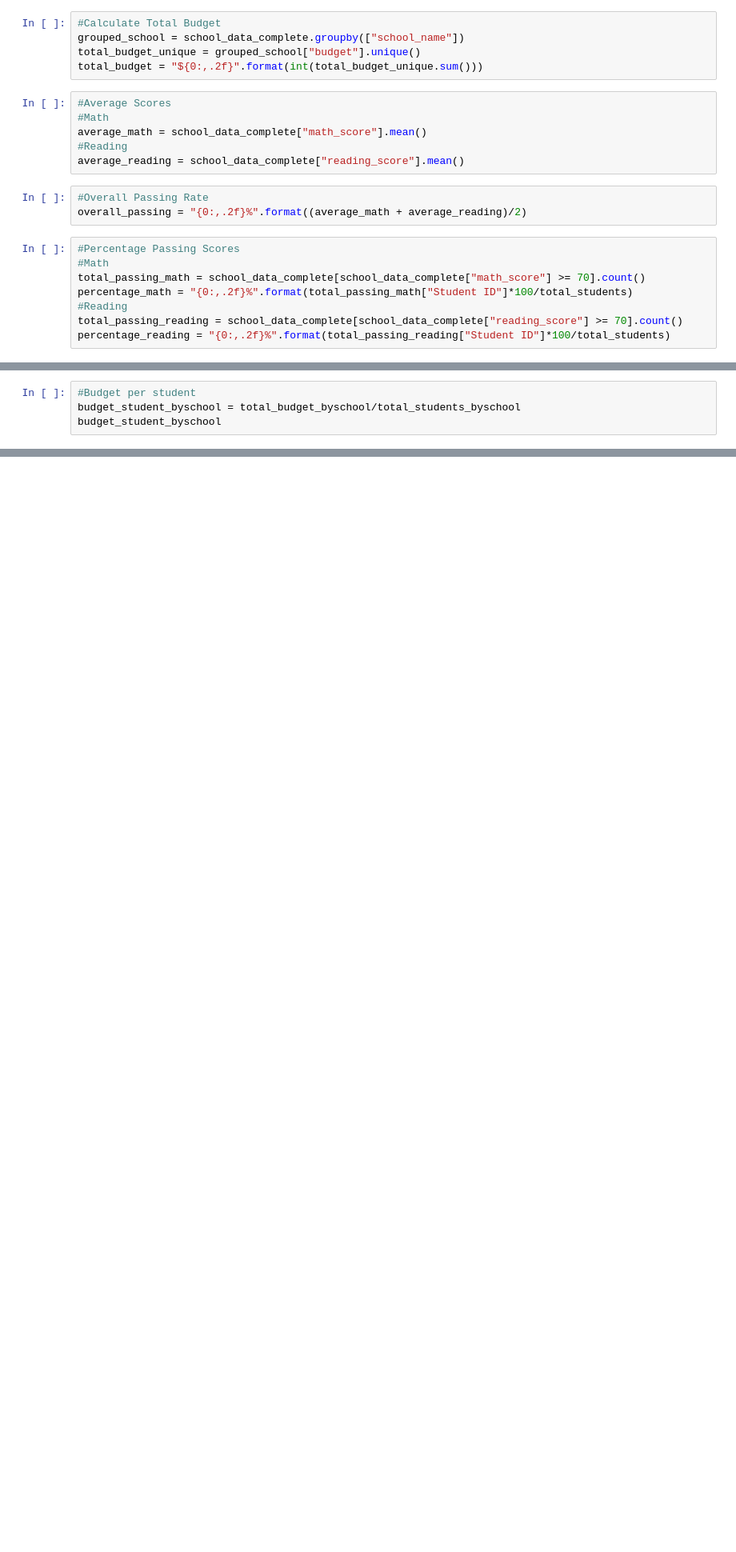
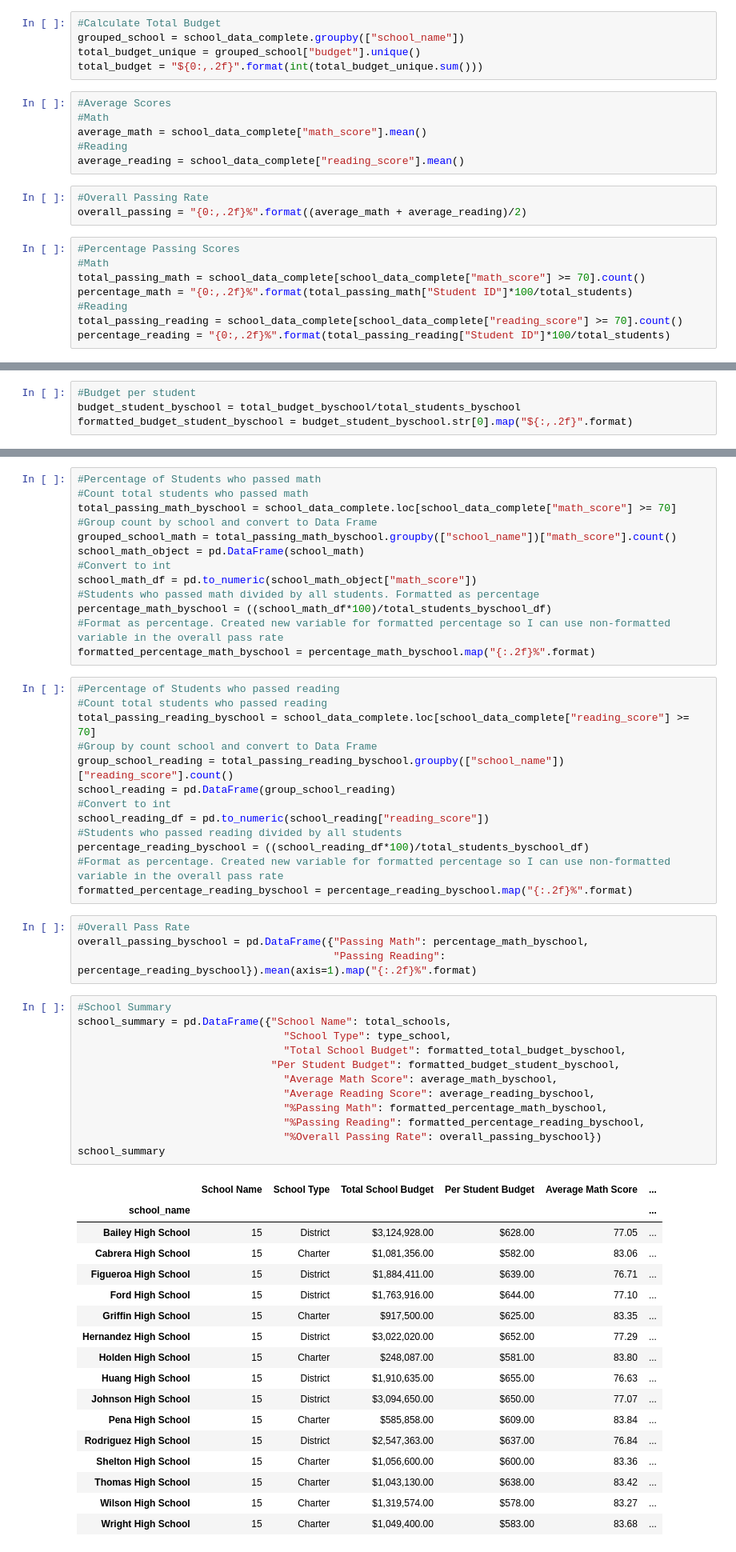
Before and after one commit to aaranzazuu/Academy-of-Py, a Jupyter notebook: PyCitySchools.ipynb, the cells around one changed output, grey strips where cells are left out. Shown: that part at 80% size. Saved outputs shown, nothing was run; the diff lists cells and outputs as text; blank space fills up the shorter version.

Commit message:
1-4 completed and formatted
Completed:
- District Summary
- School Summary
- Top Performing Schools
- Bottom Performing Schools

```diff
--- a/PyCitySchools.ipynb
+++ b/PyCitySchools.ipynb
@@ -125,4 +84,4 @@ Name: budget, dtype: object
 # %%
 #Budget per student
 budget_student_byschool = total_budget_byschool/total_students_byschool
-budget_student_byschool
+formatted_budget_student_byschool = budget_student_byschool.str[0].map("${:,.2f}".format)
@@ -217,0 +94,60 @@ grouped_school.count()
+# %%
+#Percentage of Students who passed math
+#Count total students who passed math
+total_passing_math_byschool = school_data_complete.loc[school_data_complete["math_score"] >= 70]
+#Group count by school and convert to Data Frame
+grouped_school_math = total_passing_math_byschool.groupby(["school_name"])["math_score"].count()
+school_math_object = pd.DataFrame(school_math)
+#Convert to int
+school_math_df = pd.to_numeric(school_math_object["math_score"])
+#Students who passed math divided by all students. Formatted as percentage
+percentage_math_byschool = ((school_math_df*100)/total_students_byschool_df)
+#Format as percentage. Created new variable for formatted percentage so I can use non-formatted variable in the overall pass rate
+formatted_percentage_math_byschool = percentage_math_byschool.map("{:.2f}%".format)
+# %%
+#Percentage of Students who passed reading
+#Count total students who passed reading
+total_passing_reading_byschool = school_data_complete.loc[school_data_complete["reading_score"] >= 70]
+#Group by count school and convert to Data Frame
+group_school_reading = total_passing_reading_byschool.groupby(["school_name"])["reading_score"].count()
+school_reading = pd.DataFrame(group_school_reading)
+#Convert to int
+school_reading_df = pd.to_numeric(school_reading["reading_score"])
+#Students who passed reading divided by all students
+percentage_reading_byschool = ((school_reading_df*100)/total_students_byschool_df)
+#Format as percentage. Created new variable for formatted percentage so I can use non-formatted variable in the overall pass rate
+formatted_percentage_reading_byschool = percentage_reading_byschool.map("{:.2f}%".format)
+# %%
+#Overall Pass Rate
+overall_passing_byschool = pd.DataFrame({"Passing Math": percentage_math_byschool,
+                                         "Passing Reading": percentage_reading_byschool}).mean(axis=1).map("{:.2f}%".format)
+# %%
+#School Summary
+school_summary = pd.DataFrame({"School Name": total_schools,
+                                 "School Type": type_school,
+                                 "Total School Budget": formatted_total_budget_byschool,
+                               "Per Student Budget": formatted_budget_student_byschool,
+                                 "Average Math Score": average_math_byschool,
+                                 "Average Reading Score": average_reading_byschool,
+                                 "%Passing Math": formatted_percentage_math_byschool,
+                                 "%Passing Reading": formatted_percentage_reading_byschool,
+                                 "%Overall Passing Rate": overall_passing_byschool})
+school_summary
+# %% [output]
+|  | School Name | School Type | Total School Budget | Per Student Budget | Average Math Score | ... |
+| school_name |  |  |  |  |  | ... |
+| Bailey High School | 15 | District | $3,124,928.00 | $628.00 | 77.05 | ... |
+| Cabrera High School | 15 | Charter | $1,081,356.00 | $582.00 | 83.06 | ... |
+| Figueroa High School | 15 | District | $1,884,411.00 | $639.00 | 76.71 | ... |
+| Ford High School | 15 | District | $1,763,916.00 | $644.00 | 77.10 | ... |
+| Griffin High School | 15 | Charter | $917,500.00 | $625.00 | 83.35 | ... |
+| Hernandez High School | 15 | District | $3,022,020.00 | $652.00 | 77.29 | ... |
+| Holden High School | 15 | Charter | $248,087.00 | $581.00 | 83.80 | ... |
+| Huang High School | 15 | District | $1,910,635.00 | $655.00 | 76.63 | ... |
+| Johnson High School | 15 | District | $3,094,650.00 | $650.00 | 77.07 | ... |
+| Pena High School | 15 | Charter | $585,858.00 | $609.00 | 83.84 | ... |
+| Rodriguez High School | 15 | District | $2,547,363.00 | $637.00 | 76.84 | ... |
+| Shelton High School | 15 | Charter | $1,056,600.00 | $600.00 | 83.36 | ... |
+| Thomas High School | 15 | Charter | $1,043,130.00 | $638.00 | 83.42 | ... |
+| Wilson High School | 15 | Charter | $1,319,574.00 | $578.00 | 83.27 | ... |
+| Wright High School | 15 | Charter | $1,049,400.00 | $583.00 | 83.68 | ... |
```
Also changed, not shown: parts of 12 cells of this notebook.
